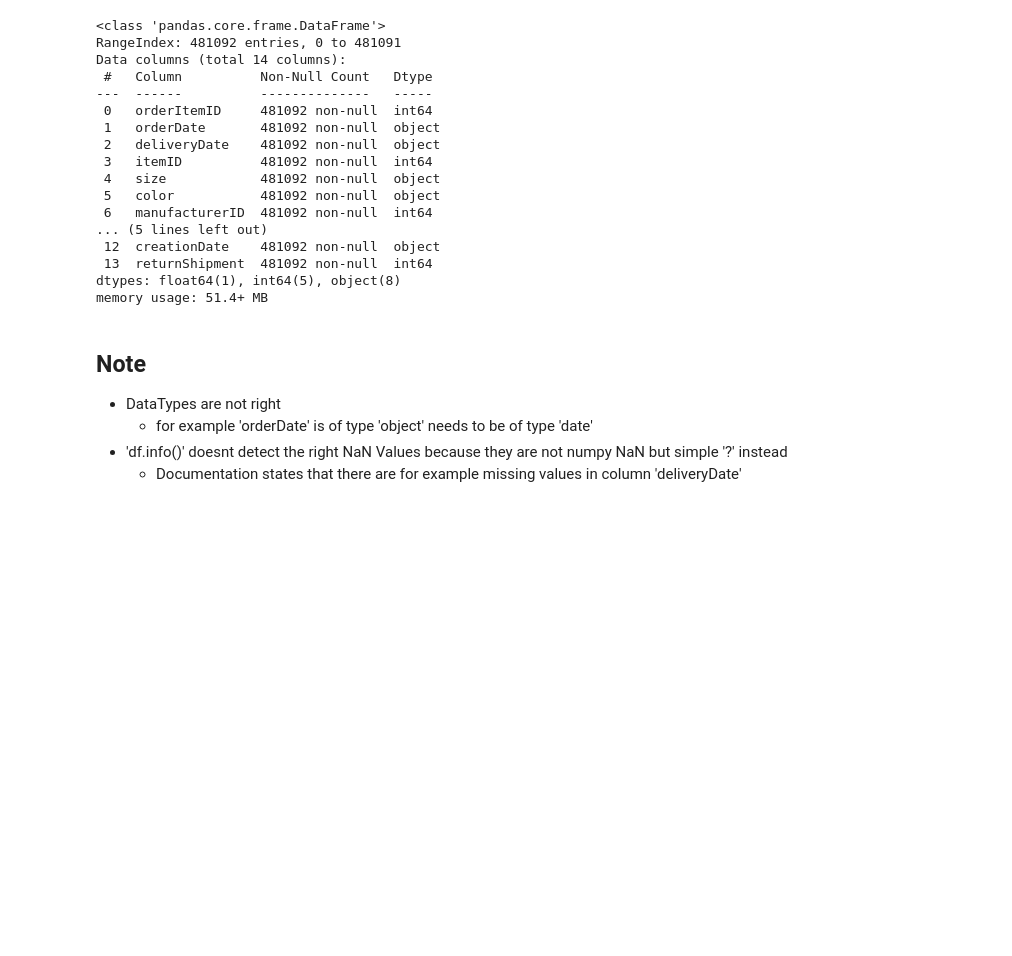
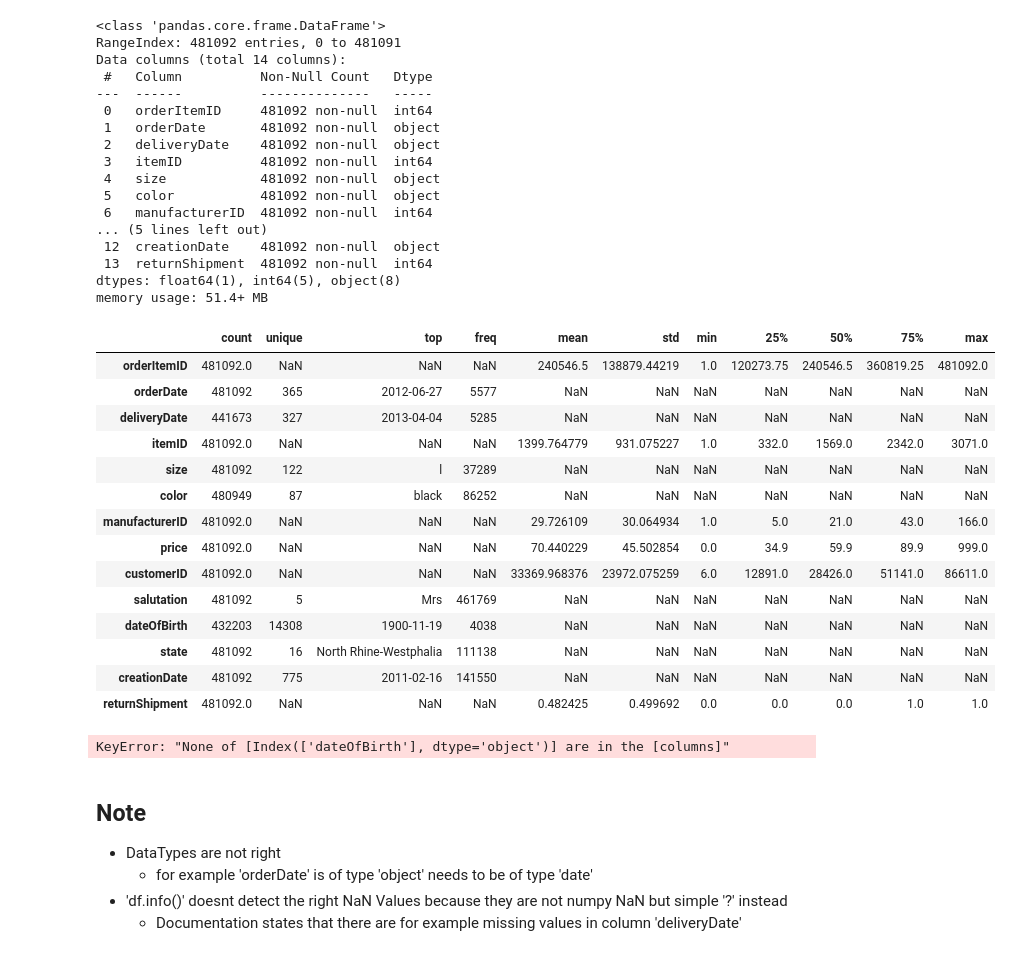
Before and after one commit to Dom1n1kD/master_hsh_ki, a Jupyter notebook: exam_data_mining_cup/old_notebooks/dmc_2014.ipynb, the cells around one changed output. Cells and saved outputs as stored; diff of their text form; code cells hidden in the pictures; blank space fills up the shorter version.

```diff
--- a/exam_data_mining_cup/dmc_2014.ipynb
+++ b/exam_data_mining_cup/old_notebooks/dmc_2014.ipynb
@@ -85,6 +85,32 @@ Data columns (total 14 columns):
  13  returnShipment  481092 non-null  int64
 dtypes: float64(1), int64(5), object(8)
 memory usage: 51.4+ MB
+# %%
+def display_all(df):
+    with pd.option_context("display.max_rows", 1000, "display.max_columns", 1000):
+        display(df)
+
+display_all(df.describe(include='all').T)
+# %% [output]
+|  | count | unique | top | freq | mean | std | min | 25% | 50% | 75% | max |
+| orderItemID | 481092.0 | NaN | NaN | NaN | 240546.5 | 138879.44219 | 1.0 | 120273.75 | 240546.5 | 360819.25 | 481092.0 |
+| orderDate | 481092 | 365 | 2012-06-27 | 5577 | NaN | NaN | NaN | NaN | NaN | NaN | NaN |
+| deliveryDate | 441673 | 327 | 2013-04-04 | 5285 | NaN | NaN | NaN | NaN | NaN | NaN | NaN |
+| itemID | 481092.0 | NaN | NaN | NaN | 1399.764779 | 931.075227 | 1.0 | 332.0 | 1569.0 | 2342.0 | 3071.0 |
+| size | 481092 | 122 | l | 37289 | NaN | NaN | NaN | NaN | NaN | NaN | NaN |
+| color | 480949 | 87 | black | 86252 | NaN | NaN | NaN | NaN | NaN | NaN | NaN |
+| manufacturerID | 481092.0 | NaN | NaN | NaN | 29.726109 | 30.064934 | 1.0 | 5.0 | 21.0 | 43.0 | 166.0 |
+| price | 481092.0 | NaN | NaN | NaN | 70.440229 | 45.502854 | 0.0 | 34.9 | 59.9 | 89.9 | 999.0 |
+| customerID | 481092.0 | NaN | NaN | NaN | 33369.968376 | 23972.075259 | 6.0 | 12891.0 | 28426.0 | 51141.0 | 86611.0 |
+| salutation | 481092 | 5 | Mrs | 461769 | NaN | NaN | NaN | NaN | NaN | NaN | NaN |
+| dateOfBirth | 432203 | 14308 | 1900-11-19 | 4038 | NaN | NaN | NaN | NaN | NaN | NaN | NaN |
+| state | 481092 | 16 | North Rhine-Westphalia | 111138 | NaN | NaN | NaN | NaN | NaN | NaN | NaN |
+| creationDate | 481092 | 775 | 2011-02-16 | 141550 | NaN | NaN | NaN | NaN | NaN | NaN | NaN |
+| returnShipment | 481092.0 | NaN | NaN | NaN | 0.482425 | 0.499692 | 0.0 | 0.0 | 0.0 | 1.0 | 1.0 |
+# %%
+df.boxplot(column=['dateOfBirth'])
+# %% [output]
+KeyError: "None of [Index(['dateOfBirth'], dtype='object')] are in the [columns]"
 # %% [markdown]
 ## Note
 - DataTypes are not right
```
Also changed, not shown: parts of 2 cells of this notebook, 2 other files.
